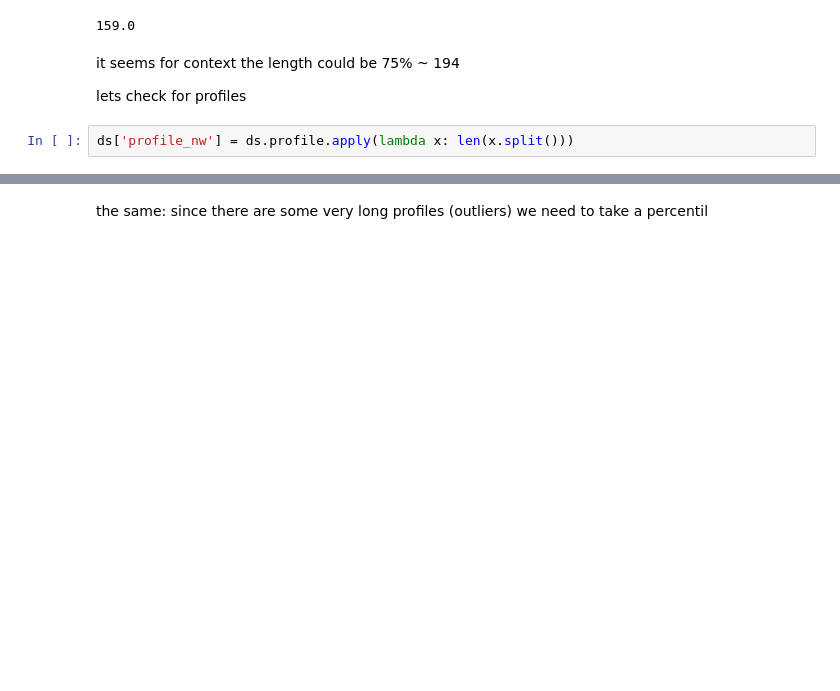
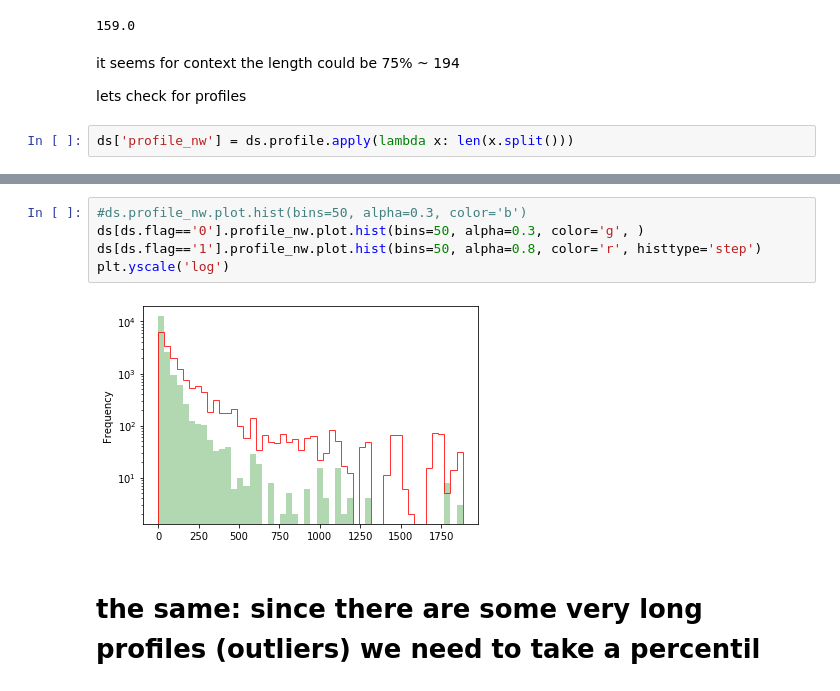
Before and after one commit to johnnytorres/recsys_twconv_s2s, a Jupyter notebook: analysis/eda_trec.ipynb, the cells around one changed output, grey strips where cells are left out. Drawn from its saved outputs; the diff is of its cells as text; blank space fills up the shorter version.

```diff
--- a/analysis/eda_trec.ipynb
+++ b/analysis/eda_trec.ipynb
@@ -135,5 +139,12 @@ Text(0, 0.5, 'log')
+# %%
+#ds.profile_nw.plot.hist(bins=50, alpha=0.3, color='b')
+ds[ds.flag=='0'].profile_nw.plot.hist(bins=50, alpha=0.3, color='g', )
+ds[ds.flag=='1'].profile_nw.plot.hist(bins=50, alpha=0.8, color='r', histtype='step')
+plt.yscale('log')
+# %% [output]
+[figure, added]
 # %% [markdown]
-the same: since there are some very long profiles (outliers) we need to take a percentil
+# the same: since there are some very long profiles (outliers) we need to take a percentil
 # %%
 np.percentile(ds.profile_nw, 70)
 # %% [output]
```
Also changed, not shown: parts of 11 cells of this notebook, 24 other files.
